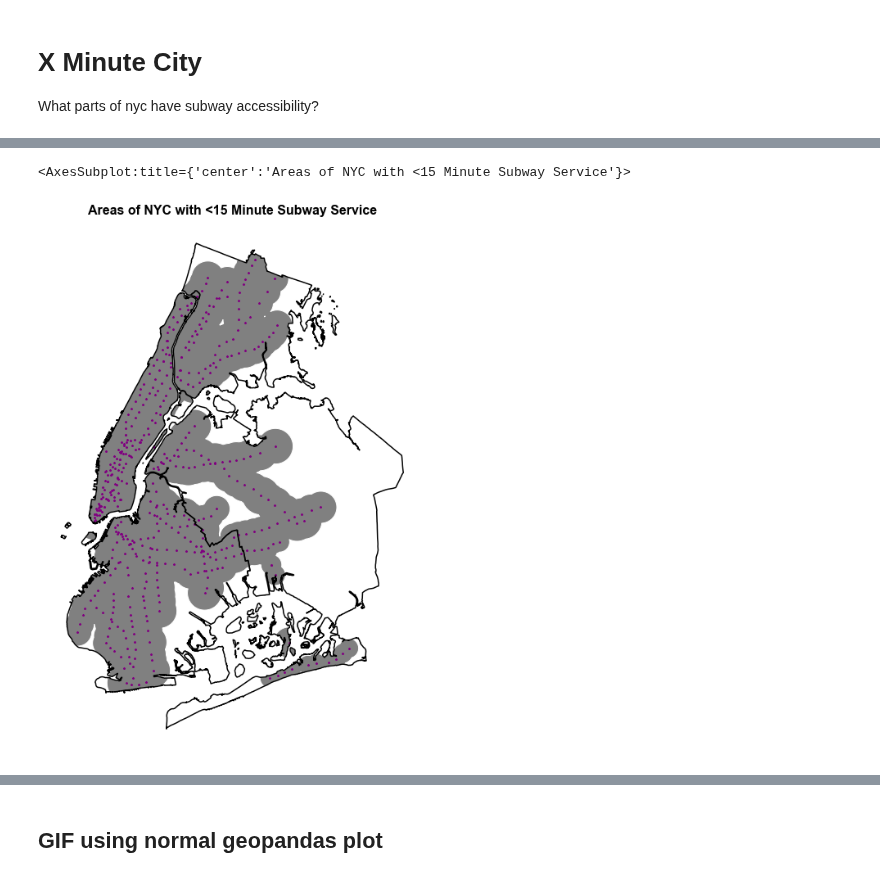
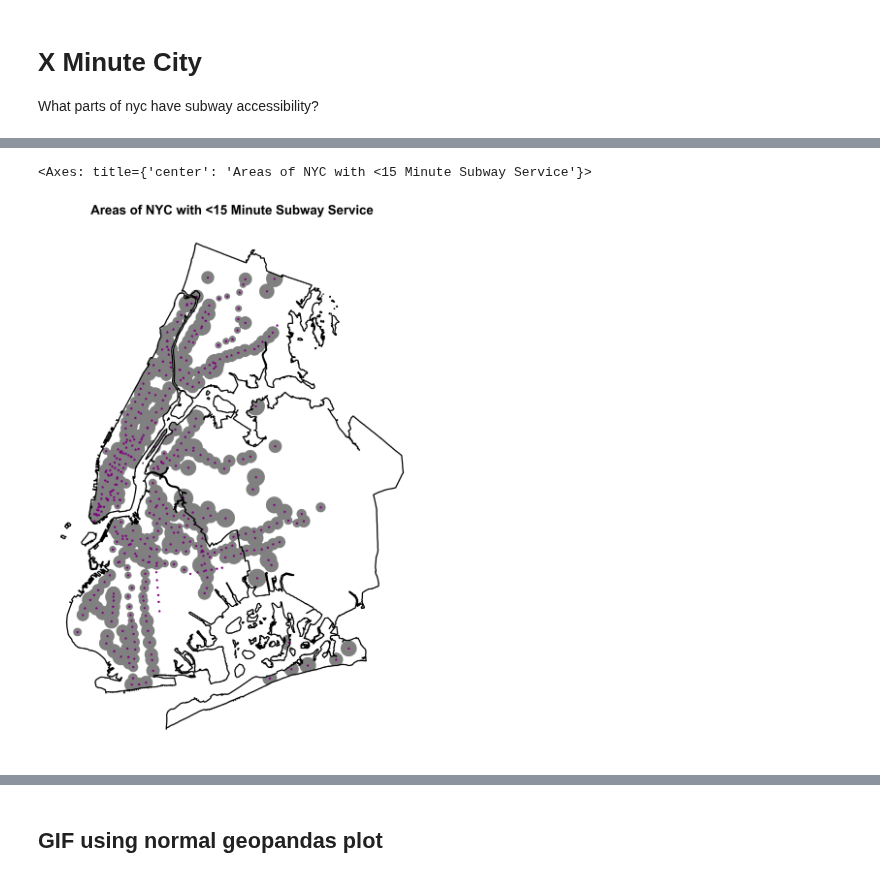
Before and after one commit to gregfeliu/NYC-Subway-Frequencies, a Jupyter notebook: Notebooks/2.Frequency_by_Station.ipynb, the cells around one changed output, grey strips where cells are left out. Drawn from its saved outputs; the diff is of its cells as text; code cells hidden in the pictures.

```diff
--- a/Notebooks/2.Frequency_by_Station.ipynb
+++ b/Notebooks/2.Frequency_by_Station.ipynb
@@ -95,9 +94,8 @@ boros.drop(0, inplace=True) #removing staten island
 # %%
 # adding the rank of the station in terms of trains per hour on a 1-10 scale
-station_complex_full_info['TPH_percent_rank'] = station_complex_full_info['tph'].rank(pct=True)
-station_complex_full_info['Ridership_percent_rank'] = station_complex_full_info['avg_hourly_ridership'].rank(pct=True)
-station_complex_full_info['Crowdedness_percent_rank'] = station_complex_full_info['hourly_ridership_per_train_direction'].rank(pct=True)
+station_complex_full_info['TPH_percent_rank'] = station_complex_full_info['trains_per_hour'].rank(pct=True)
+# station_complex_full_info['Ridership_percent_rank'] = station_complex_full_info['avg_hourly_ridership'].rank(pct=True)
+# station_complex_full_info['Crowdedness_percent_rank'] = station_complex_full_info['hourly_ridership_per_train_direction'].rank(pct=True)
 stations_geodataframe = gpd.GeoDataFrame(station_complex_full_info
-                                        , geometry=gpd.points_from_xy(station_complex_full_info['GTFS Longitude']
-                                                                     , station_complex_full_info['GTFS Latitude']))
-stations_geodataframe = stations_geodataframe.set_crs(epsg=4326).to_crs(epsg=3857)
+                                        , geometry=geometries).set_crs(epsg=4326).to_crs(epsg=3857)
+# stations_geodataframe = stations_geodataframe.set_crs(epsg=4326)
@@ -105,0 +102,4 @@ complex_df = stations_df.groupby('Complex ID').mean().reset_index()
+# %%
+complex_geodataframe = stations_geodataframe.dissolve(by='Complex ID',aggfunc='sum').reset_index()
+complex_geodataframe['geometry'] = complex_geodataframe.geometry.centroid
+complex_geodataframe = complex_geodataframe
@@ -106 +115,7 @@ complex_df = stations_df.groupby('Complex ID').mean().reset_index()
+# %%
+complex_geodataframe.columns = ['Complex ID', 'geometry', 'GTFS Stop ID', 'Division', 'Line',
+       'Stop Name', 'Borough', 'Daytime Routes', 'Structure',
+       'stations_in_complex_count', 'tph', 'hourly_trainset_area',
+       'capacity', 'mean_wait_time', 'Late Night', 'Weekend', 'Rush Hour AM',
+       'Midday', 'Rush Hour PM', 'Evening', 'TPH_percent_rank']
 # %%
@@ -232,6 +259,6 @@ What parts of nyc have subway accessibility?
 # %%
-stations_geodataframe_15 = stations_geodataframe.copy()
-stations_geodataframe_15[f'distance_in_15'] =  x_minute_subway(station_complex_full_info, 15)
+stations_geodataframe_15 = complex_geodataframe.copy()
+stations_geodataframe_15[f'distance_in_15'] = x_minute_subway(complex_geodataframe, 15)
 stations_geodataframe_15['geometry'] = stations_geodataframe_15['geometry'].buffer(
                         stations_geodataframe_15['distance_in_15'])
 
@@ -240,12 +291,12 @@ difference_area = boros['geometry'].difference(stations_geodataframe_15['geometr
 # %%
 fig, ax = plt.subplots(figsize=(12,12))
 ax.axis('off')
 ax.set_title("Areas of NYC with <15 Minute Subway Service", color='black', fontsize=16, weight='bold')
 boros.boundary.plot(ax=ax, color="black")
 # stations_geodataframe_final.plot(color='lightgray', ax=ax)
 common_area.plot(color='grey', ax=ax)
 # stations
-stations_geodataframe['geometry'].plot(marker='*', color='purple', markersize=5, ax=ax)
+complex_geodataframe['geometry'].plot(marker='*', color='purple', markersize=5, ax=ax)
 # %% [output]
-<AxesSubplot:title={'center':'Areas of NYC with <15 Minute Subway Service'}>
+<Axes: title={'center': 'Areas of NYC with <15 Minute Subway Service'}>
-[figure, old version]
+[figure, new version]
```
Also changed, not shown: parts of 24 cells of this notebook, 2 other files.
